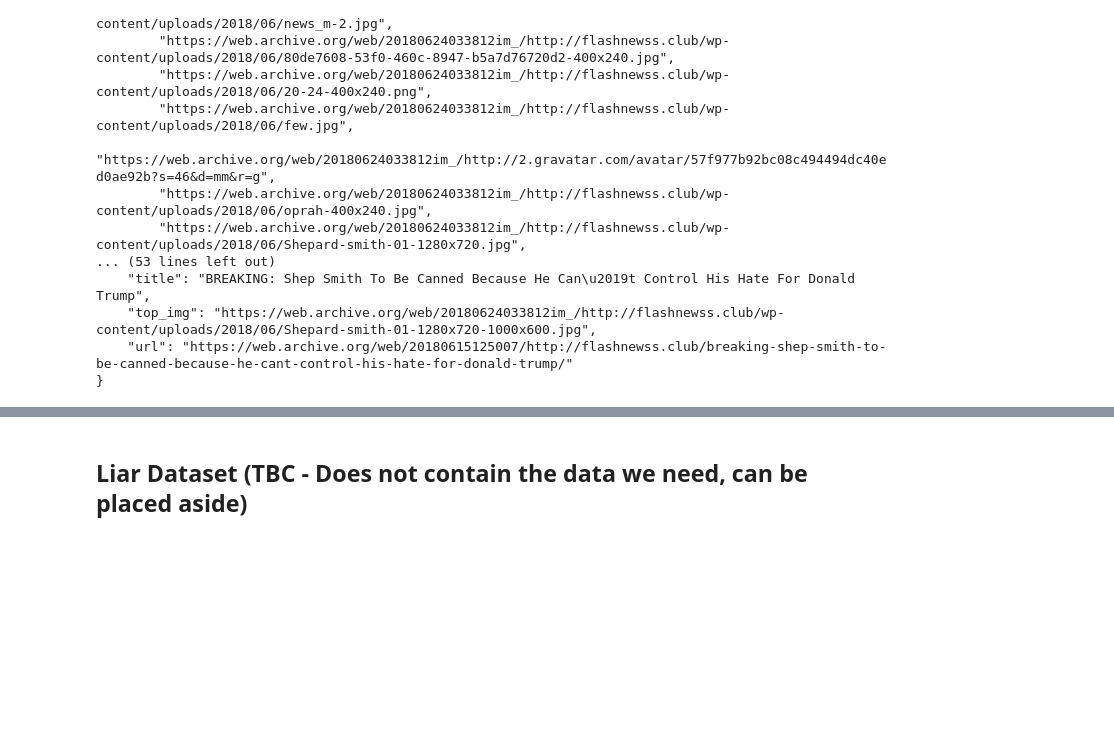
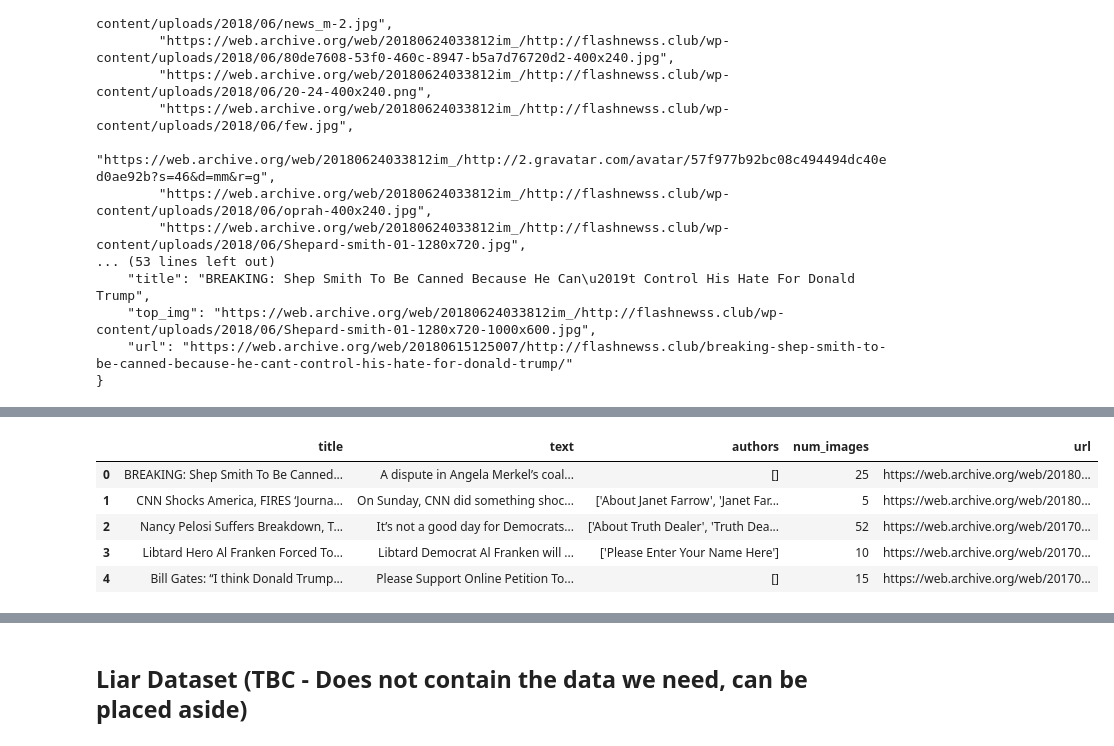
Before and after one commit to EddyEdzwan/StopFAIke, a Jupyter notebook: notebooks/Eddy_DataGatheringAndExploration.ipynb, the cells around one changed output, grey strips where cells are left out. Cells and saved outputs as stored; diff of their text form; code cells hidden in the pictures; blank space fills up the shorter version.

```diff
--- a/notebooks/Eddy_DataGatheringAndExploration.ipynb
+++ b/notebooks/Eddy_DataGatheringAndExploration.ipynb
@@ -83,0 +179,9 @@ getnews(root)
+# %%
+poli_fake_df.head()
+# %% [output]
+|  | title | text | authors | num_images | url |
+| 0 | BREAKING: Shep Smith To Be Canned... | A dispute in Angela Merkel’s coal... | [] | 25 | https://web.archive.org/web/20180... |
+| 1 | CNN Shocks America, FIRES ‘Journa... | On Sunday, CNN did something shoc... | ['About Janet Farrow', 'Janet Far... | 5 | https://web.archive.org/web/20180... |
+| 2 | Nancy Pelosi Suffers Breakdown, T... | It’s not a good day for Democrats... | ['About Truth Dealer', 'Truth Dea... | 52 | https://web.archive.org/web/20170... |
+| 3 | Libtard Hero Al Franken Forced To... | Libtard Democrat Al Franken will ... | ['Please Enter Your Name Here'] | 10 | https://web.archive.org/web/20170... |
+| 4 | Bill Gates: “I think Donald Trump... | Please Support Online Petition To... | [] | 15 | https://web.archive.org/web/20170... |
```
Also changed, not shown: parts of 18 cells of this notebook.
